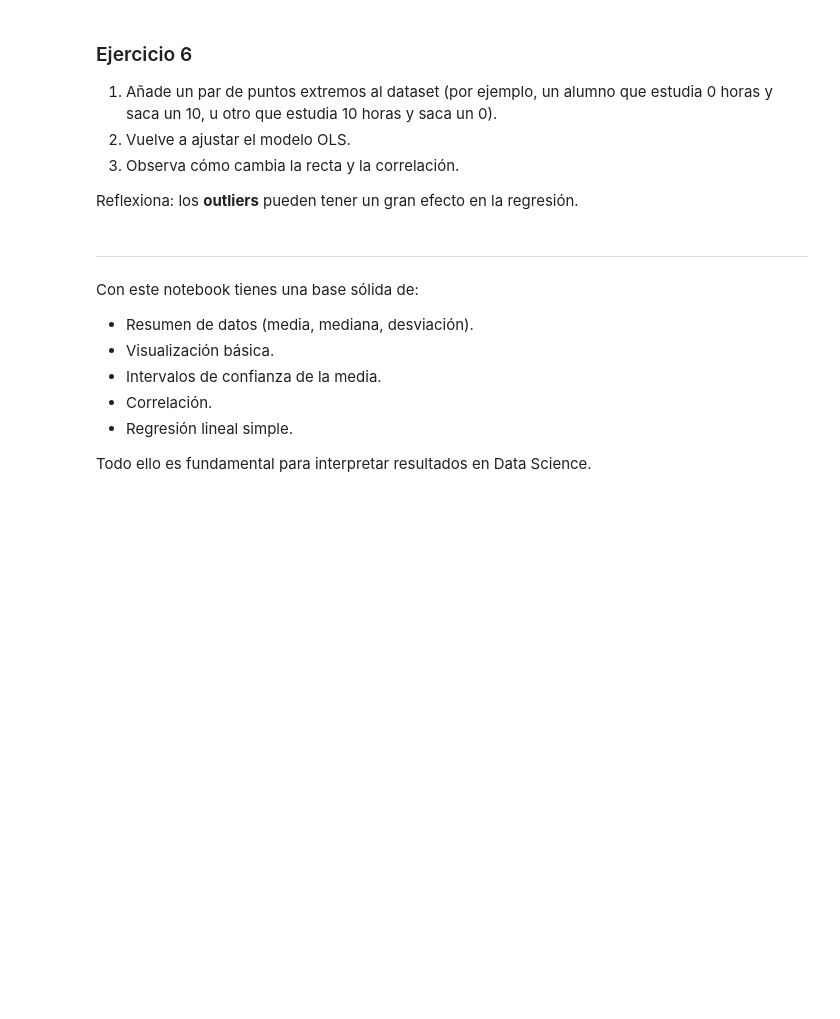
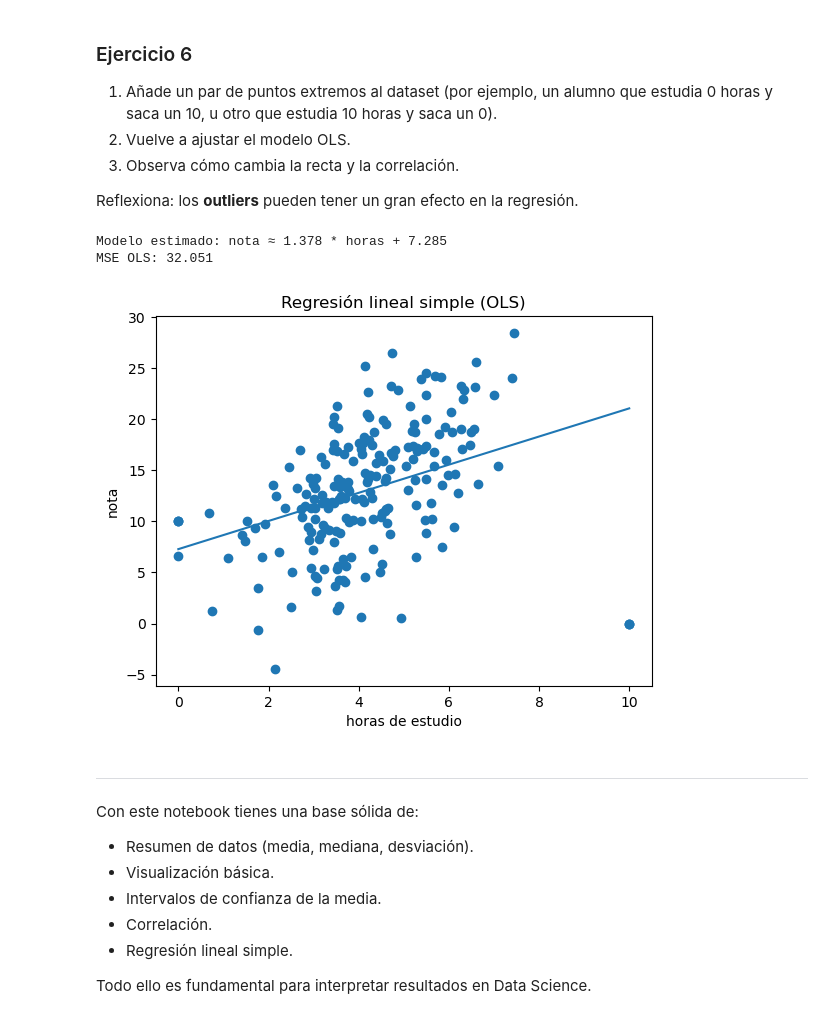
Before and after one commit to abrahajam/BIG-DATA-E-IA, a Jupyter notebook: Fundamentos/4.Fundamentos_Estadistica_DS.ipynb, the cells around one changed output. Cells and saved outputs as stored; diff of their text form; code cells hidden in the pictures; blank space fills up the shorter version.

```diff
--- a/Fundamentos/4.Fundamentos_Estadistica_DS.ipynb
+++ b/Fundamentos/4.Fundamentos_Estadistica_DS.ipynb
@@ -290,6 +335,39 @@ plt.show()
 3. Observa cómo cambia la recta y la correlación.
 
 Reflexiona: los **outliers** pueden tener un gran efecto en la regresión.
+# %%
+# 1. Añadimos puntos extremos (outliers)
+outliers = pd.DataFrame({
+    "horas_estudio": [0, 10],
+    "nota": [10, 0]
+})
+df = pd.concat([df, outliers], ignore_index=True)
+
+# Construimos la matriz X (columna de 1s + horas_estudio)
+X = np.c_[np.ones(len(df)), df["horas_estudio"].values]
+y = df["nota"].values.reshape(-1, 1)
+
+# Fórmula cerrada OLS
+w = np.linalg.inv(X.T @ X) @ X.T @ y
+b_hat, a_hat = float(w[0, 0]), float(w[1, 0])
+print(f"Modelo estimado: nota ≈ {a_hat:.3f} * horas + {b_hat:.3f}")
+
+y_hat = (X @ w).ravel()
+mse = np.mean((df["nota"].values - y_hat)**2)
+print("MSE OLS:", round(mse, 3))
+
+plt.figure()
+plt.scatter(df["horas_estudio"], df["nota"])
+x_line = np.linspace(df["horas_estudio"].min(), df["horas_estudio"].max(), 100)
+y_line = a_hat * x_line + b_hat
+plt.plot(x_line, y_line)
+plt.title("Regresión lineal simple (OLS)")
+plt.xlabel("horas de estudio"); plt.ylabel("nota")
+plt.show()
+# %% [output]
+Modelo estimado: nota ≈ 1.378 * horas + 7.285
+MSE OLS: 32.051
+[figure, added]
 # %% [markdown]
 
 ---
```
Also changed, not shown: parts of 4 cells of this notebook.
